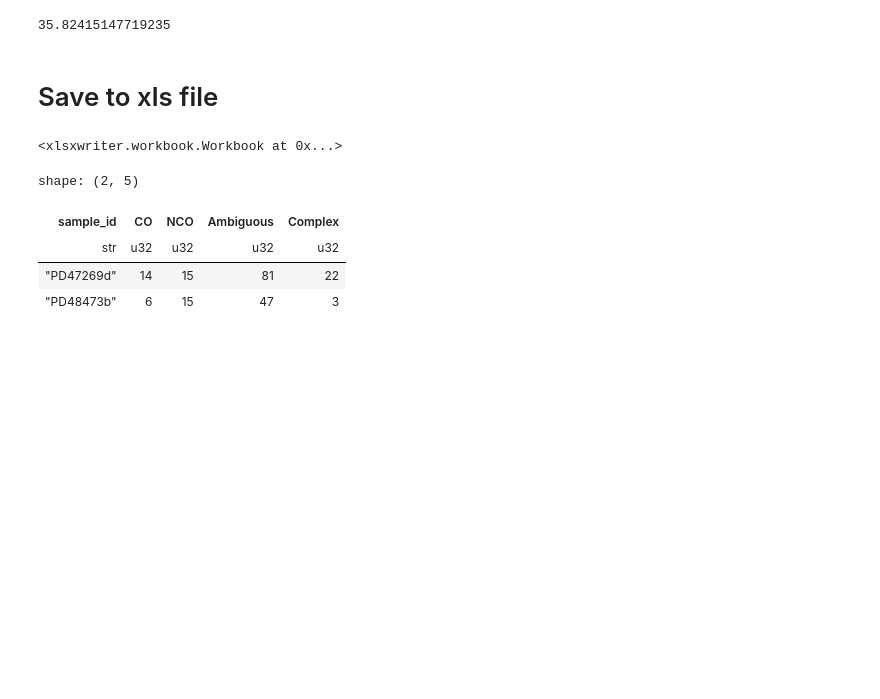
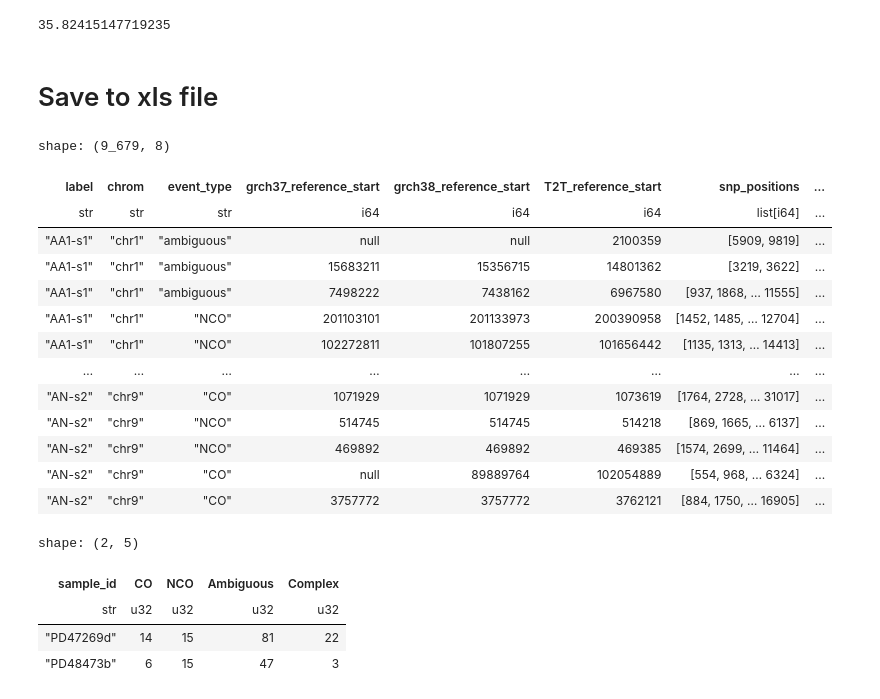
Before and after one commit to regevs/recombination, a Jupyter notebook: notebooks/20240504_preprint_numbers.ipynb, the cells around one changed output. Saved outputs shown, nothing was run; the diff lists cells and outputs as text; code cells hidden in the pictures; blank space fills up the shorter version.

```diff
--- a/notebooks/20240504_preprint_numbers.ipynb
+++ b/notebooks/20240504_preprint_numbers.ipynb
@@ -646,35 +646,48 @@ shape: (2, 5)
 # %%
 (candidates_df
     .rename({
         "high_quality_classification_class": "event_type",
         "mid_quality_snp_positions": "snp_positions",
         "mid_quality_snp_positions_alleles": "snp_alleles",
     })
     .join(
         pl.DataFrame({
             "sample_id": sample_id_to_paper_label.keys(),
             "label": sample_id_to_paper_label.values(),
         }),
         on="sample_id",
     )
     .with_columns(
-        event_type = pl.col("event_type").replace(
+        event_type = pl.col("event_type").replace(["GC", "CNCO"], ["NCO", "complex"])
     )
     .sort(["label", "chrom"])
     [[
         "label",
         "chrom",
         "event_type",
         'grch37_reference_start',
         'grch38_reference_start',
         'T2T_reference_start',
         "snp_positions",
         "snp_alleles",
     ]]
     .write_excel("/nfs/users/nfs_r/rs42/rs42/git/sperm/recombination_events.xlsx")
 )
 # %% [output]
-<xlsxwriter.workbook.Workbook at 0x...>
+shape: (9_679, 8)
+| label | chrom | event_type | grch37_reference_start | grch38_reference_start | T2T_reference_start | snp_positions | ... |
+| str | str | str | i64 | i64 | i64 | list[i64] | ... |
+| "AA1-s1" | "chr1" | "ambiguous" | null | null | 2100359 | [5909, 9819] | ... |
+| "AA1-s1" | "chr1" | "ambiguous" | 15683211 | 15356715 | 14801362 | [3219, 3622] | ... |
+| "AA1-s1" | "chr1" | "ambiguous" | 7498222 | 7438162 | 6967580 | [937, 1868, … 11555] | ... |
+| "AA1-s1" | "chr1" | "NCO" | 201103101 | 201133973 | 200390958 | [1452, 1485, … 12704] | ... |
+| "AA1-s1" | "chr1" | "NCO" | 102272811 | 101807255 | 101656442 | [1135, 1313, … 14413] | ... |
+| … | … | … | … | … | … | … | ... |
+| "AN-s2" | "chr9" | "CO" | 1071929 | 1071929 | 1073619 | [1764, 2728, … 31017] | ... |
+| "AN-s2" | "chr9" | "NCO" | 514745 | 514745 | 514218 | [869, 1665, … 6137] | ... |
+| "AN-s2" | "chr9" | "NCO" | 469892 | 469892 | 469385 | [1574, 2699, … 11464] | ... |
+| "AN-s2" | "chr9" | "CO" | null | 89889764 | 102054889 | [554, 968, … 6324] | ... |
+| "AN-s2" | "chr9" | "CO" | 3757772 | 3757772 | 3762121 | [884, 1750, … 16905] | ... |
 # %%
 call_stats_df = (candidates_df
     .with_columns(
```
Also changed, not shown: 1 other file.
